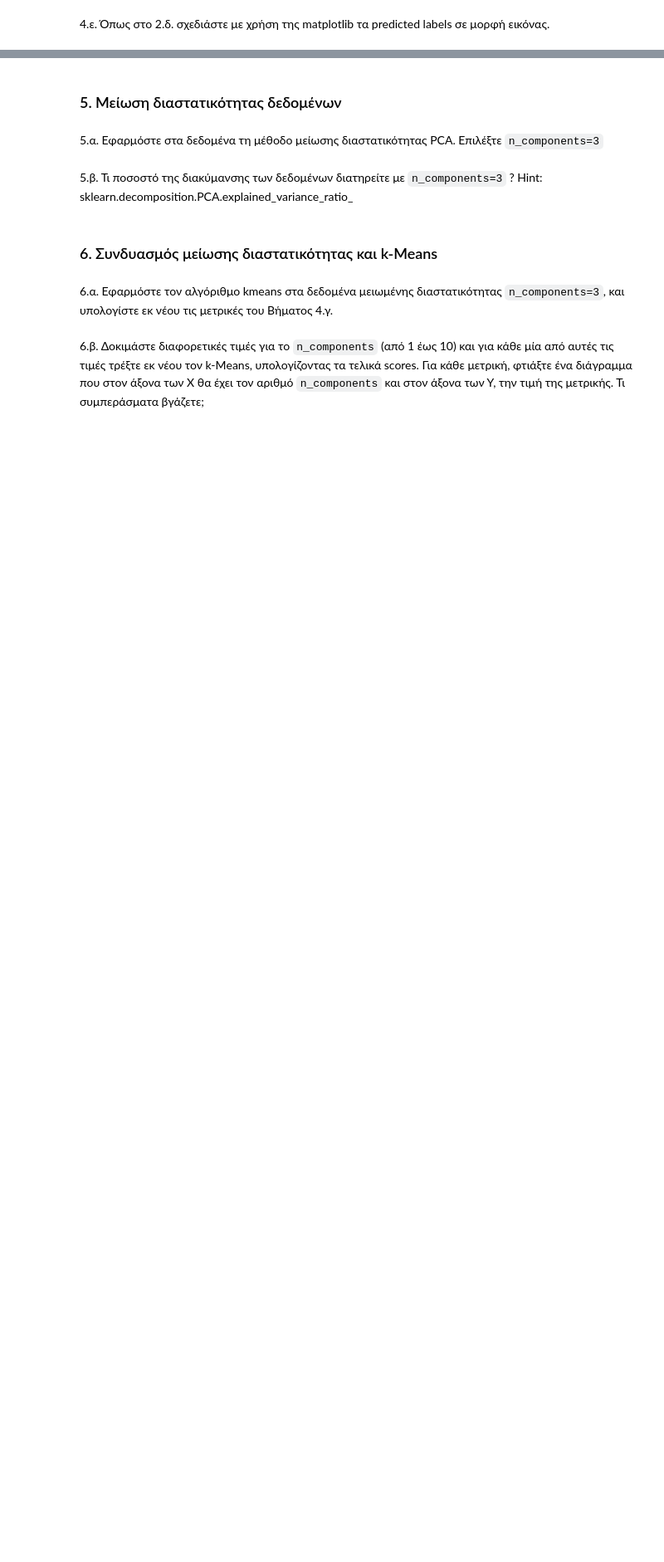
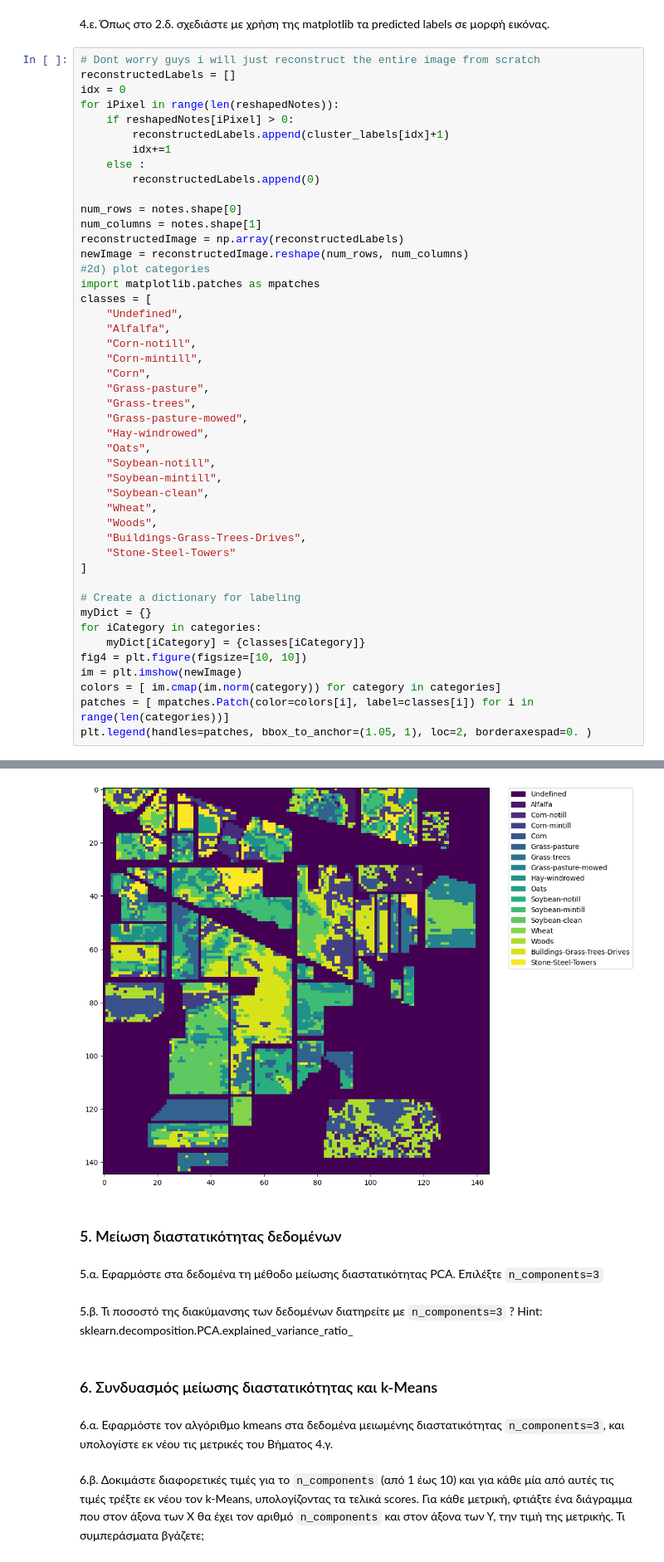
Before and after one commit to ntua-el19214/ML-Lab-Project, a Jupyter notebook: ML2023_24_labproject2.ipynb, the cells around one changed output, grey strips where cells are left out. Shown at 83% size. Saved outputs shown, nothing was run; the diff lists cells and outputs as text; blank space fills up the shorter version.

```diff
--- a/ML2023_24_labproject2.ipynb
+++ b/ML2023_24_labproject2.ipynb
@@ -350,2 +424,49 @@ def translate_predicted_labels(predicted_y, y):
 # %% [markdown]
 4.ε. Όπως στο 2.δ. σχεδιάστε με χρήση της matplotlib τα predicted labels σε μορφή εικόνας.
+# %%
+# Dont worry guys i will just reconstruct the entire image from scratch
+reconstructedLabels = []
+idx = 0
+for iPixel in range(len(reshapedNotes)):
+    if reshapedNotes[iPixel] > 0:
+        reconstructedLabels.append(cluster_labels[idx]+1)
+        idx+=1
+    else :
+        reconstructedLabels.append(0)
+
+num_rows = notes.shape[0]
+num_columns = notes.shape[1]
+reconstructedImage = np.array(reconstructedLabels)
+newImage = reconstructedImage.reshape(num_rows, num_columns)
+#2d) plot categories
+import matplotlib.patches as mpatches
+classes = [
+    "Undefined",
+    "Alfalfa",
+    "Corn-notill",
+    "Corn-mintill",
+    "Corn",
+    "Grass-pasture",
+    "Grass-trees",
+    "Grass-pasture-mowed",
+    "Hay-windrowed",
+    "Oats",
+    "Soybean-notill",
+    "Soybean-mintill",
+    "Soybean-clean",
+    "Wheat",
+    "Woods",
+    "Buildings-Grass-Trees-Drives",
+    "Stone-Steel-Towers"
+]
+
+# Create a dictionary for labeling
+myDict = {}
+for iCategory in categories:
+    myDict[iCategory] = {classes[iCategory]}
+fig4 = plt.figure(figsize=[10, 10])
+im = plt.imshow(newImage)
+colors = [ im.cmap(im.norm(category)) for category in categories]
+patches = [ mpatches.Patch(color=colors[i], label=classes[i]) for i in range(len(categories))]
+plt.legend(handles=patches, bbox_to_anchor=(1.05, 1), loc=2, borderaxespad=0. )
+# %% [output]
@@ -352,3 +474,4 @@ def translate_predicted_labels(predicted_y, y):
+[figure, added]
 # %% [markdown]
 ### 5. Μείωση διαστατικότητας δεδομένων
 # %% [markdown]
```
Also changed, not shown: parts of 7 cells of this notebook.
